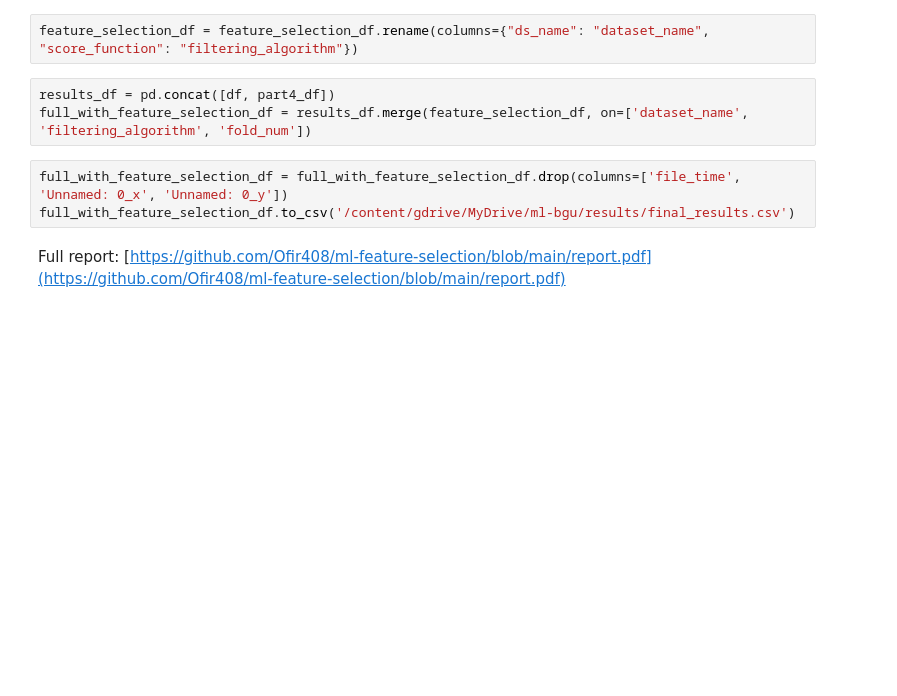
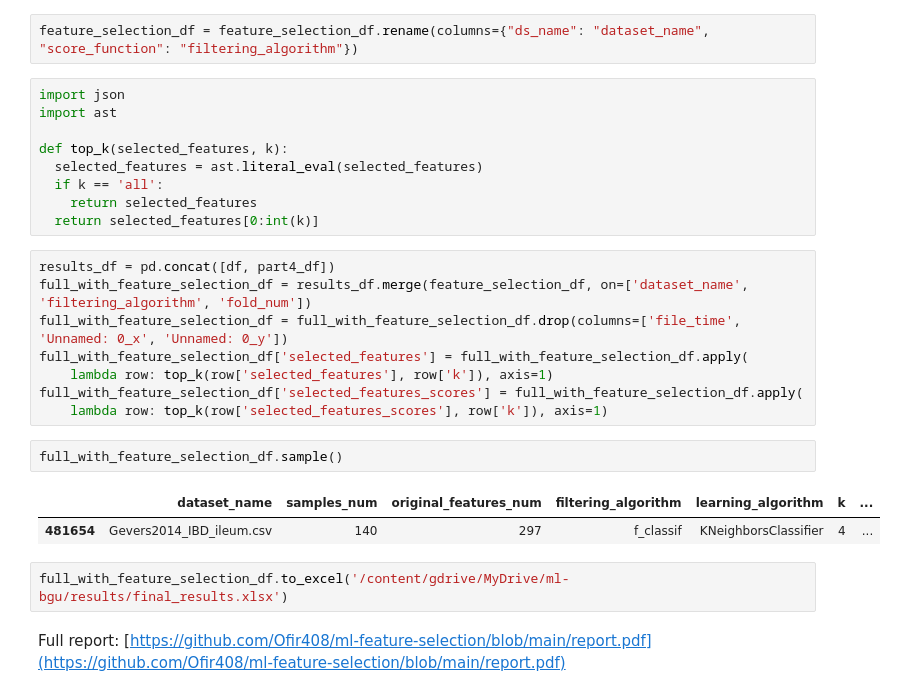
Before and after one commit to Ofir408/ml-feature-selection, a Jupyter notebook: ofir_final_project.ipynb, the cells around one changed output. Drawn from its saved outputs; the diff is of its cells as text; blank space fills up the shorter version.

```diff
--- a/ofir_final_project.ipynb
+++ b/ofir_final_project.ipynb
@@ -971,12 +971,30 @@ df.head()
 part4_df['learning_algorithm'] = part4_df['learning_algorithm'].apply(lambda name: 'aug_' + name)
 # %%
 feature_selection_df = feature_selection_df.rename(columns={"ds_name": "dataset_name", "score_function": "filtering_algorithm"})
-# %%
-results_df = pd.concat([df, part4_df])
-full_with_feature_selection_df = results_df.merge(feature_selection_df, on=['dataset_name', 'filtering_algorithm', 'fold_num'])
+# %%
+import json
+import ast
+
+def top_k(selected_features, k):
+  selected_features = ast.literal_eval(selected_features)
+  if k == 'all':
+    return selected_features
+  return selected_features[0:int(k)]
+# %%
+results_df = pd.concat([df, part4_df])
+full_with_feature_selection_df = results_df.merge(feature_selection_df, on=['dataset_name', 'filtering_algorithm', 'fold_num'])
+full_with_feature_selection_df = full_with_feature_selection_df.drop(columns=['file_time', 'Unnamed: 0_x', 'Unnamed: 0_y'])
+full_with_feature_selection_df['selected_features'] = full_with_feature_selection_df.apply(
+    lambda row: top_k(row['selected_features'], row['k']), axis=1)
+full_with_feature_selection_df['selected_features_scores'] = full_with_feature_selection_df.apply(
+    lambda row: top_k(row['selected_features_scores'], row['k']), axis=1)
+# %%
+full_with_feature_selection_df.sample()
+# %% [output]
+|  | dataset_name | samples_num | original_features_num | filtering_algorithm | learning_algorithm | k | ... |
+| 481654 | Gevers2014_IBD_ileum.csv | 140 | 297 | f_classif | KNeighborsClassifier | 4 | ... |
 # %%
-full_with_feature_selection_df = full_with_feature_selection_df.drop(columns=['file_time', 'Unnamed: 0_x', 'Unnamed: 0_y'])
-full_with_feature_selection_df.to_csv('/content/gdrive/MyDrive/ml-bgu/results/final_results.csv')
+full_with_feature_selection_df.to_excel('/content/gdrive/MyDrive/ml-bgu/results/final_results.xlsx')
 # %% [markdown]
 Full report:
 [https://github.com/Ofir408/ml-feature-selection/blob/main/report.pdf](https://github.com/Ofir408/ml-feature-selection/blob/main/report.pdf)
```
